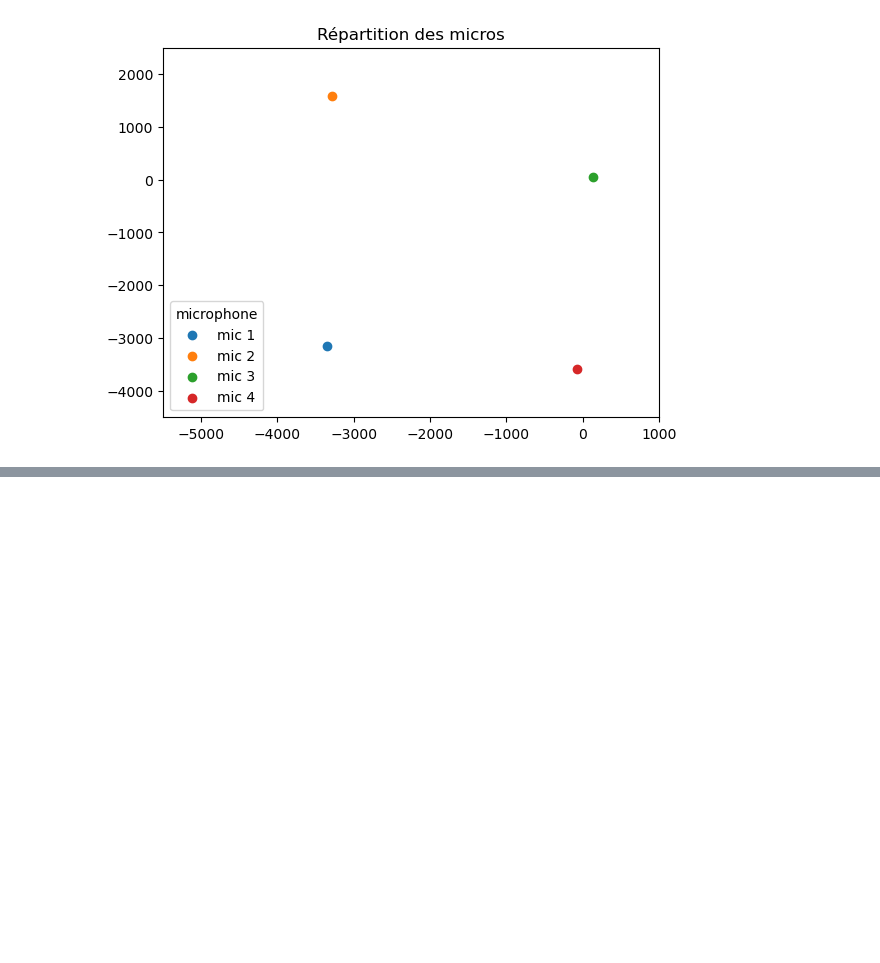
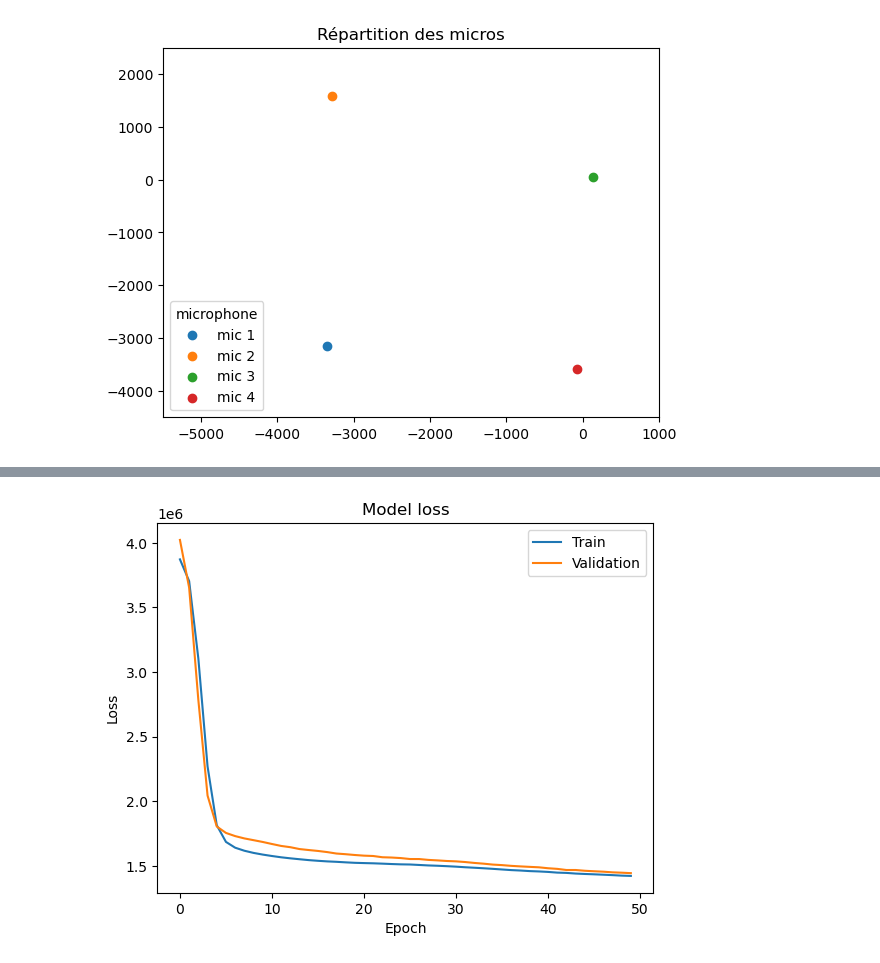
Before and after one commit to Echidori/hackaton-acoustic, a Jupyter notebook: acoustic.ipynb, the cells around one changed output, grey strips where cells are left out. Saved outputs shown, nothing was run; the diff lists cells and outputs as text; code cells hidden in the pictures; blank space fills up the shorter version.

```diff
--- a/acoustic.ipynb
+++ b/acoustic.ipynb
@@ -199,0 +207,18 @@ plt.legend(loc="lower left", title="microphone")
+# %%
+import tensorflow as tf
+
+
+# Reconvertir en image
+
+# Define the CNN architecture
+model = tf.keras.Sequential([
+    tf.keras.layers.Reshape((4, 1), input_shape=(4,)),  # Reshape for 1D convolution
+    tf.keras.layers.Conv1D(64, kernel_size=1, activation='relu'),
+    tf.keras.layers.MaxPooling1D(pool_size=2),
+    tf.keras.layers.Flatten(),
+    tf.keras.layers.Dense(128, activation='relu'),
+    tf.keras.layers.Dense(2)  # Output layer for predicting x, y coordinates
+])
+
+# Compile the model
+model.compile(optimizer='adam', loss='mse')
@@ -199,0 +231,3 @@ plt.legend(loc="lower left", title="microphone")
+# %%
+# Train the model
+history = model.fit(X_train, y_train, validation_split=0.2, epochs=50, batch_size=10)
@@ -199,0 +271,13 @@ plt.legend(loc="lower left", title="microphone")
+# %%
+import matplotlib.pyplot as plt
+
+# Plot training & validation loss values
+plt.plot(history.history['loss'], label='Train')
+plt.plot(history.history['val_loss'], label='Validation')
+plt.title('Model loss')
+plt.ylabel('Loss')
+plt.xlabel('Epoch')
+plt.legend(loc='upper right')
+plt.show()
+# %% [output]
+[figure, added]
```
Also changed, not shown: parts of 5 cells of this notebook.
